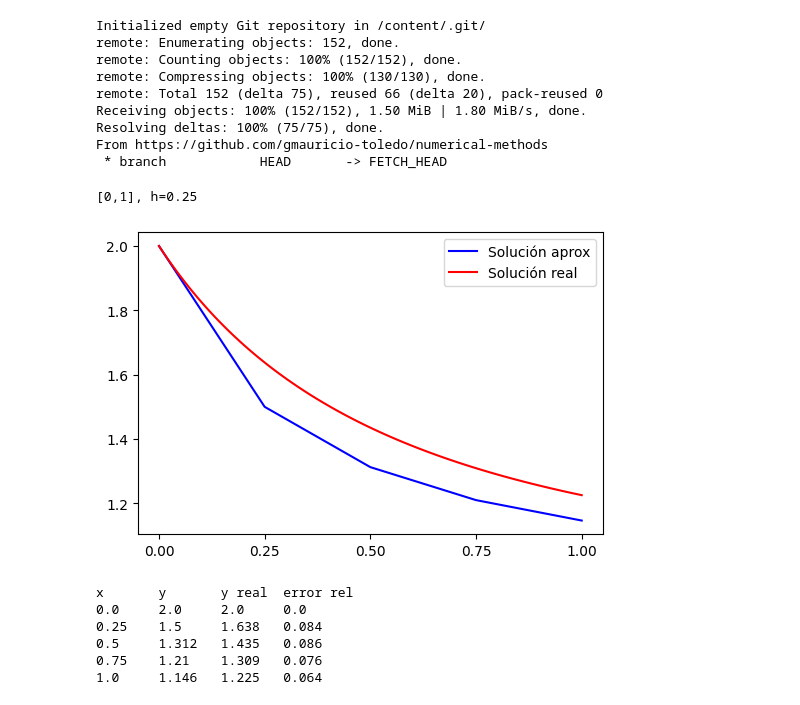
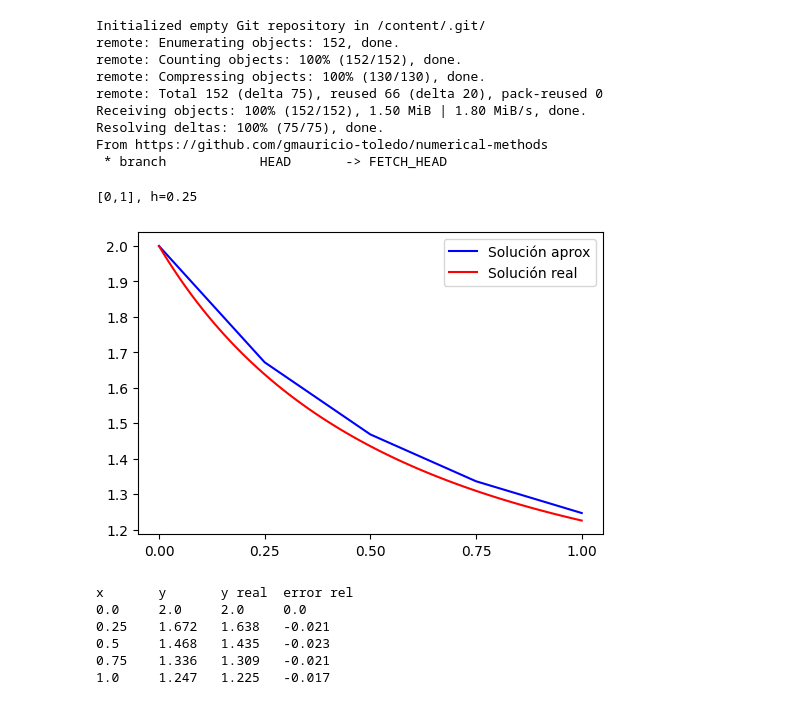
Before and after one commit to gmauricio-toledo/UNISON-teaching, a Jupyter notebook: Examen3.ipynb, the cells around one changed output. Drawn from its saved outputs; the diff is of its cells as text; code cells hidden in the pictures.

```diff
--- a/Examen3.ipynb
+++ b/Examen3.ipynb
@@ -16,28 +16,28 @@ From https://github.com/gmauricio-toledo/numerical-methods
 # %%
 from edo import RungeKutta2, load_example
 import numpy as np
 
 example = load_example(3)
 
 a = example['a']
 b = example['b']
 h = 0.25 #example['h']
 print(f"[{a},{b}], h={h}")
 
 solver = RungeKutta2(f=example['f'],
                     sol=example['sol'],
-                    a2=0)
+                    a2=1)
 solver.fit(a,b,h,
             example['x0'],
             example['y0'])
 solver.plot(plot_nodes=False)
 solver.table()
 # %% [output]
 [0,1], h=0.25
-[figure, old version]
+[figure, new version]
 x       y       y real  error rel
 0.0     2.0     2.0     0.0
-0.25    1.5     1.638   0.084
-0.5     1.312   1.435   0.086
-0.75    1.21    1.309   0.076
-1.0     1.146   1.225   0.064
+0.25    1.672   1.638   -0.021
+0.5     1.468   1.435   -0.023
+0.75    1.336   1.309   -0.021
+1.0     1.247   1.225   -0.017
```
Also changed, not shown: parts of 1 cell of this notebook, 4 other files.
